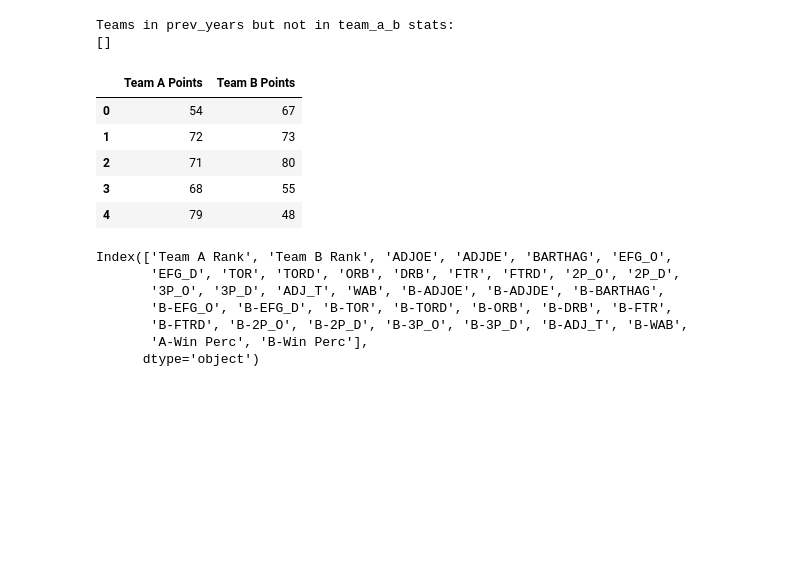
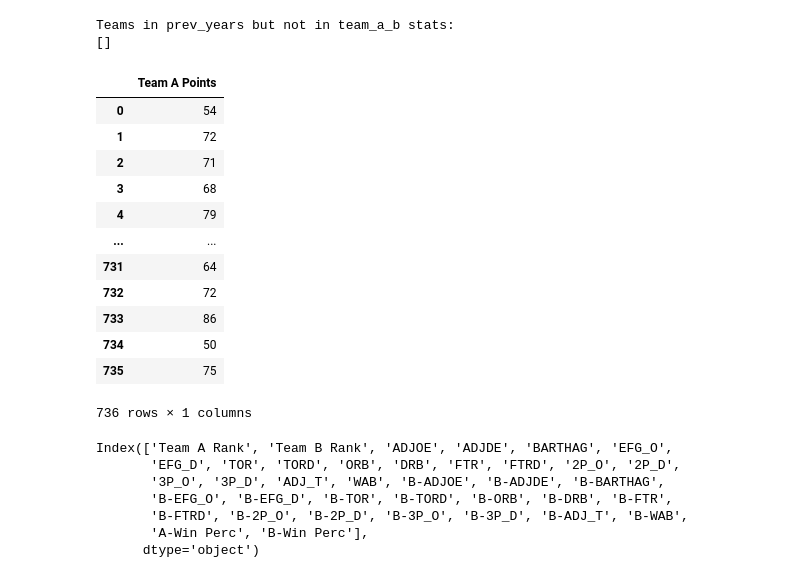
Before and after one commit to dustyshaw/machine-learning, a Jupyter notebook: projects/march_madness.ipynb, the cells around one changed output. Drawn from its saved outputs; the diff is of its cells as text; code cells hidden in the pictures; blank space fills up the shorter version.

```diff
--- a/projects/march_madness.ipynb
+++ b/projects/march_madness.ipynb
@@ -96,17 +96,26 @@ Teams in prev_years but not in team_a_b stats:
 # %%
 # get the y-variables
 y = pd.DataFrame()
 y["Team A Points"] = prev_years['Team A Points']
-y["Team B Points"] = prev_years['Team B Points']
+#y["Team B Points"] = prev_years['Team B Points']
 
-y.head()
+#y = y.melt(value_vars=["Team A Points", "Team B Points"], var_name="Team", value_name="Points")
+
+y
 # %% [output]
-|  | Team A Points | Team B Points |
-| 0 | 54 | 67 |
-| 1 | 72 | 73 |
-| 2 | 71 | 80 |
-| 3 | 68 | 55 |
-| 4 | 79 | 48 |
+|  | Team A Points |
+| 0 | 54 |
+| 1 | 72 |
+| 2 | 71 |
+| 3 | 68 |
+| 4 | 79 |
+| ... | ... |
+| 731 | 64 |
+| 732 | 72 |
+| 733 | 86 |
+| 734 | 50 |
+| 735 | 75 |
+736 rows × 1 columns
 # %%
 
 df2 = pd.DataFrame(prev_years)
```
Also changed, not shown: parts of 4 cells of this notebook, 2 other files.
